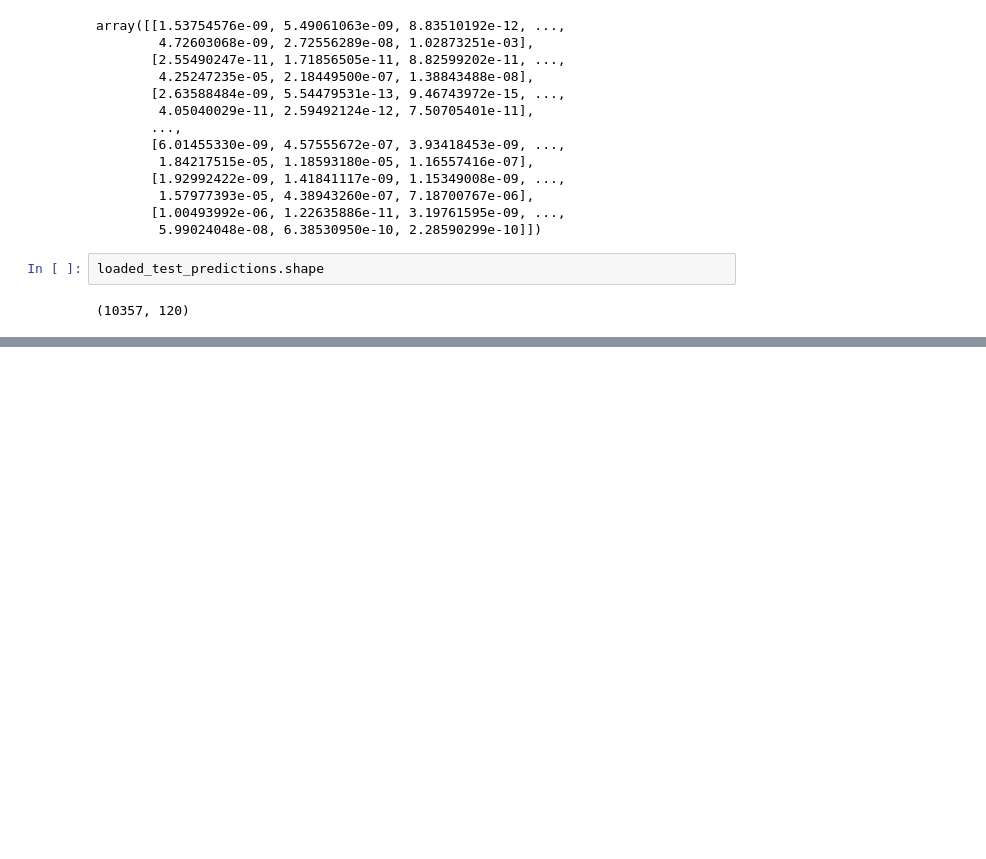
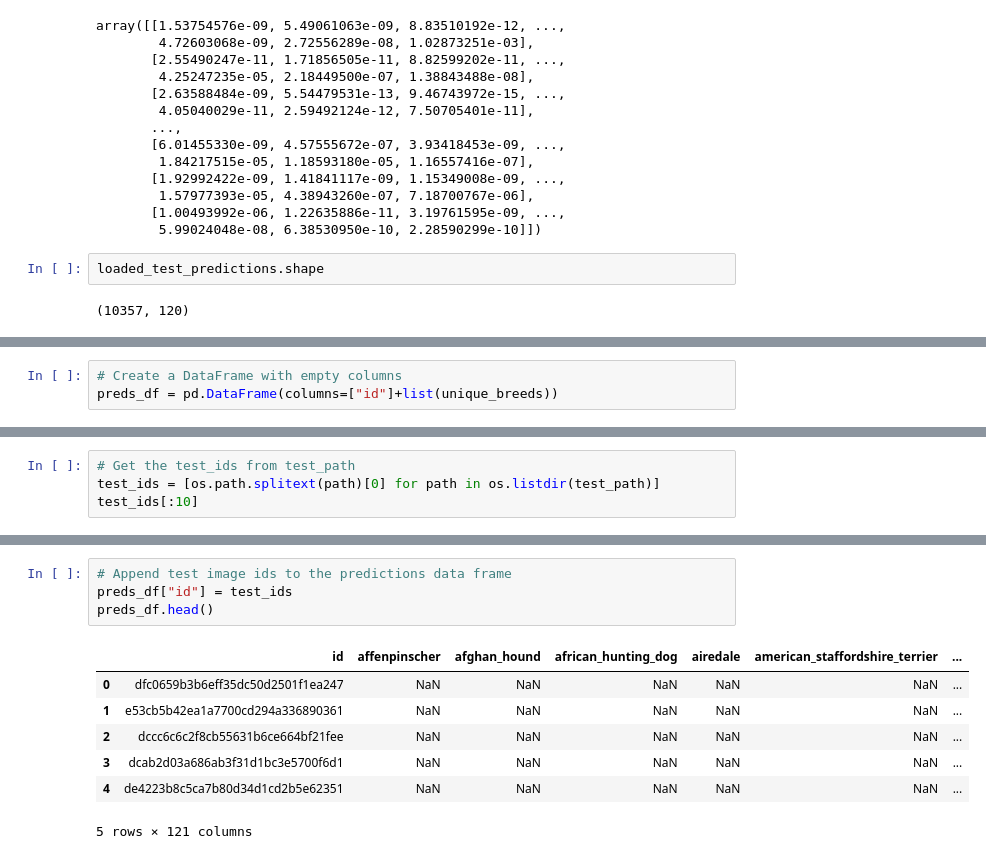
Before and after one commit to jaiswalakash170/dog-breed-identification, a Jupyter notebook: dog_breed_identification.ipynb, the cells around one changed output, grey strips where cells are left out. Cells and saved outputs as stored; diff of their text form; blank space fills up the shorter version.

Commit message:
Prepared the test dataset predicitons in the format acceptible for by submission by Kaggle

```diff
--- a/dog_breed_identification.ipynb
+++ b/dog_breed_identification.ipynb
@@ -1221,0 +1240,3 @@ loaded_test_predictions.shape
+# %%
+# Create a DataFrame with empty columns
+preds_df = pd.DataFrame(columns=["id"]+list(unique_breeds))
@@ -1221,0 +1256,4 @@ loaded_test_predictions.shape
+# %%
+# Get the test_ids from test_path
+test_ids = [os.path.splitext(path)[0] for path in os.listdir(test_path)]
+test_ids[:10]
@@ -1221,0 +1271,12 @@ loaded_test_predictions.shape
+# %%
+# Append test image ids to the predictions data frame
+preds_df["id"] = test_ids
+preds_df.head()
+# %% [output]
+|  | id | affenpinscher | afghan_hound | african_hunting_dog | airedale | american_staffordshire_terrier | ... |
+| 0 | dfc0659b3b6eff35dc50d2501f1ea247 | NaN | NaN | NaN | NaN | NaN | ... |
+| 1 | e53cb5b42ea1a7700cd294a336890361 | NaN | NaN | NaN | NaN | NaN | ... |
+| 2 | dccc6c6c2f8cb55631b6ce664bf21fee | NaN | NaN | NaN | NaN | NaN | ... |
+| 3 | dcab2d03a686ab3f31d1bc3e5700f6d1 | NaN | NaN | NaN | NaN | NaN | ... |
+| 4 | de4223b8c5ca7b80d34d1cd2b5e62351 | NaN | NaN | NaN | NaN | NaN | ... |
+5 rows × 121 columns
```
Also changed, not shown: parts of 6 cells of this notebook.
